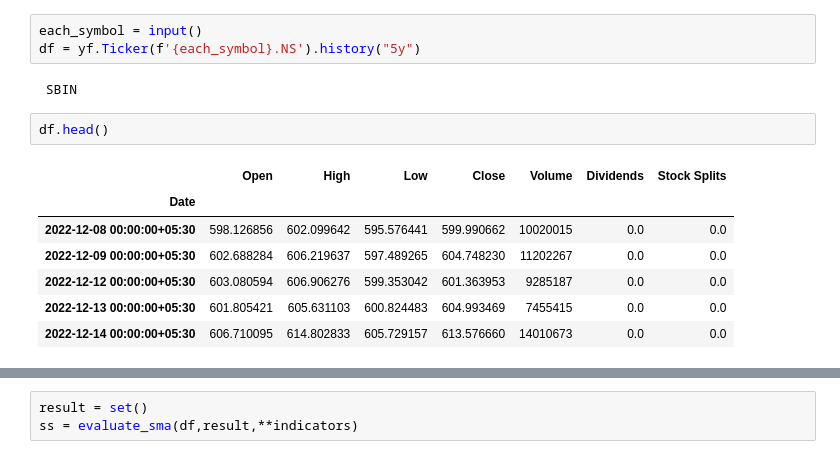
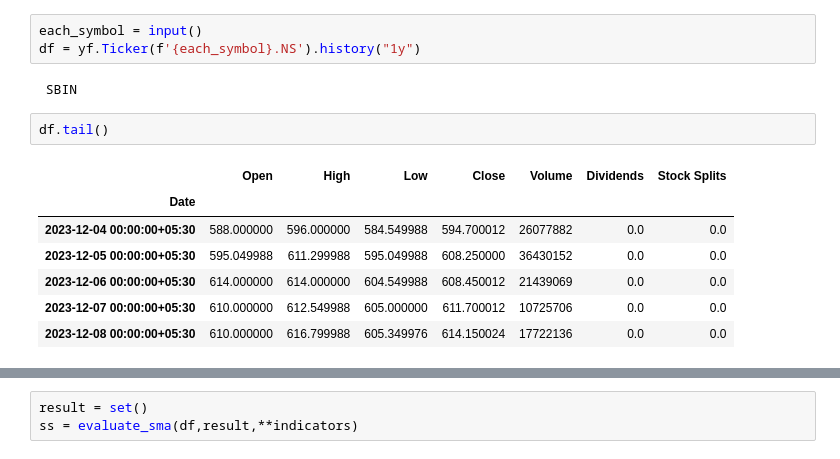
Before and after one commit to sahilverma0696/stock-stalker-mono, a Jupyter notebook: ss_backend/notebooks/MovingAverages.ipynb, the cells around one changed output, grey strips where cells are left out. Drawn from its saved outputs; the diff is of its cells as text.

```diff
--- a/ss_backend/notebooks/MovingAverages.ipynb
+++ b/ss_backend/notebooks/MovingAverages.ipynb
@@ -2,19 +2,19 @@
 import yfinance as yf
 # %%
 each_symbol = input()
-df = yf.Ticker(f'{each_symbol}.NS').history("5y")
+df = yf.Ticker(f'{each_symbol}.NS').history("1y")
 # %% [output]
  SBIN
 # %%
-df.head()
+df.tail()
 # %% [output]
 |  | Open | High | Low | Close | Volume | Dividends | Stock Splits |
 | Date |  |  |  |  |  |  |  |
-| 2022-12-08 00:00:00+05:30 | 598.126856 | 602.099642 | 595.576441 | 599.990662 | 10020015 | 0.0 | 0.0 |
-| 2022-12-09 00:00:00+05:30 | 602.688284 | 606.219637 | 597.489265 | 604.748230 | 11202267 | 0.0 | 0.0 |
-| 2022-12-12 00:00:00+05:30 | 603.080594 | 606.906276 | 599.353042 | 601.363953 | 9285187 | 0.0 | 0.0 |
-| 2022-12-13 00:00:00+05:30 | 601.805421 | 605.631103 | 600.824483 | 604.993469 | 7455415 | 0.0 | 0.0 |
-| 2022-12-14 00:00:00+05:30 | 606.710095 | 614.802833 | 605.729157 | 613.576660 | 14010673 | 0.0 | 0.0 |
+| 2023-12-04 00:00:00+05:30 | 588.000000 | 596.000000 | 584.549988 | 594.700012 | 26077882 | 0.0 | 0.0 |
+| 2023-12-05 00:00:00+05:30 | 595.049988 | 611.299988 | 595.049988 | 608.250000 | 36430152 | 0.0 | 0.0 |
+| 2023-12-06 00:00:00+05:30 | 614.000000 | 614.000000 | 604.549988 | 608.450012 | 21439069 | 0.0 | 0.0 |
+| 2023-12-07 00:00:00+05:30 | 610.000000 | 612.549988 | 605.000000 | 611.700012 | 10725706 | 0.0 | 0.0 |
+| 2023-12-08 00:00:00+05:30 | 610.000000 | 616.799988 | 605.349976 | 614.150024 | 17722136 | 0.0 | 0.0 |
 # %%
 import pandas_ta as ta
 def append_sma(df,**kwargs):
```
Also changed, not shown: parts of 5 cells of this notebook, 2 other files.
